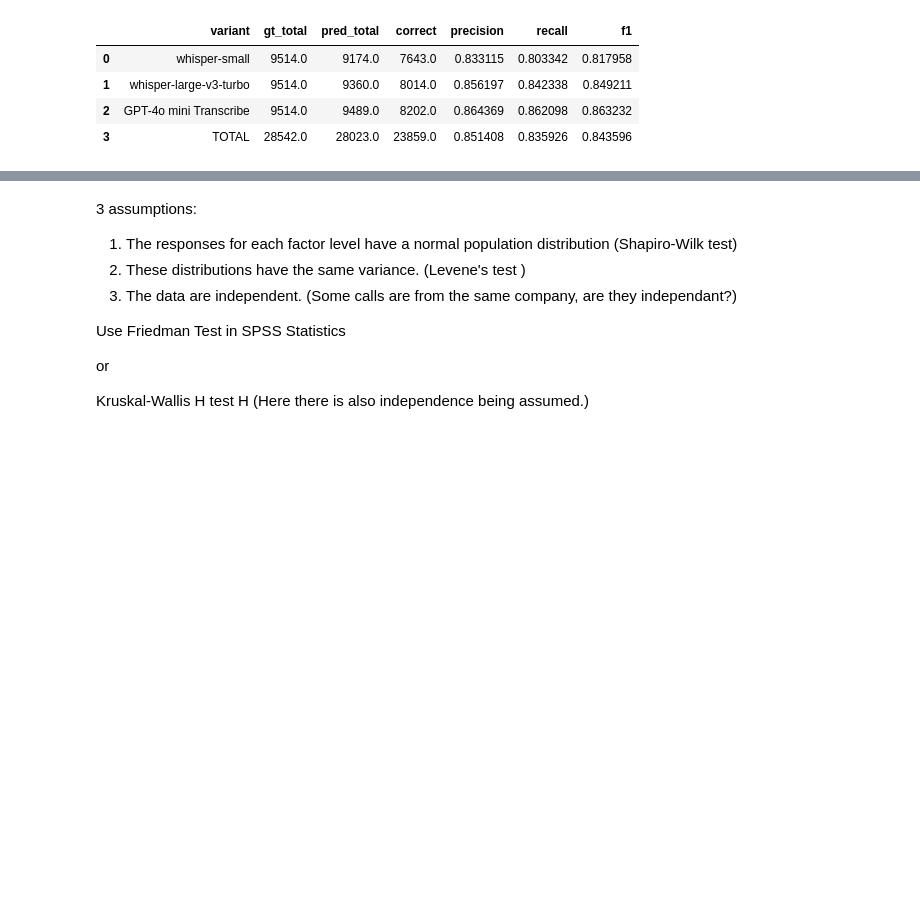
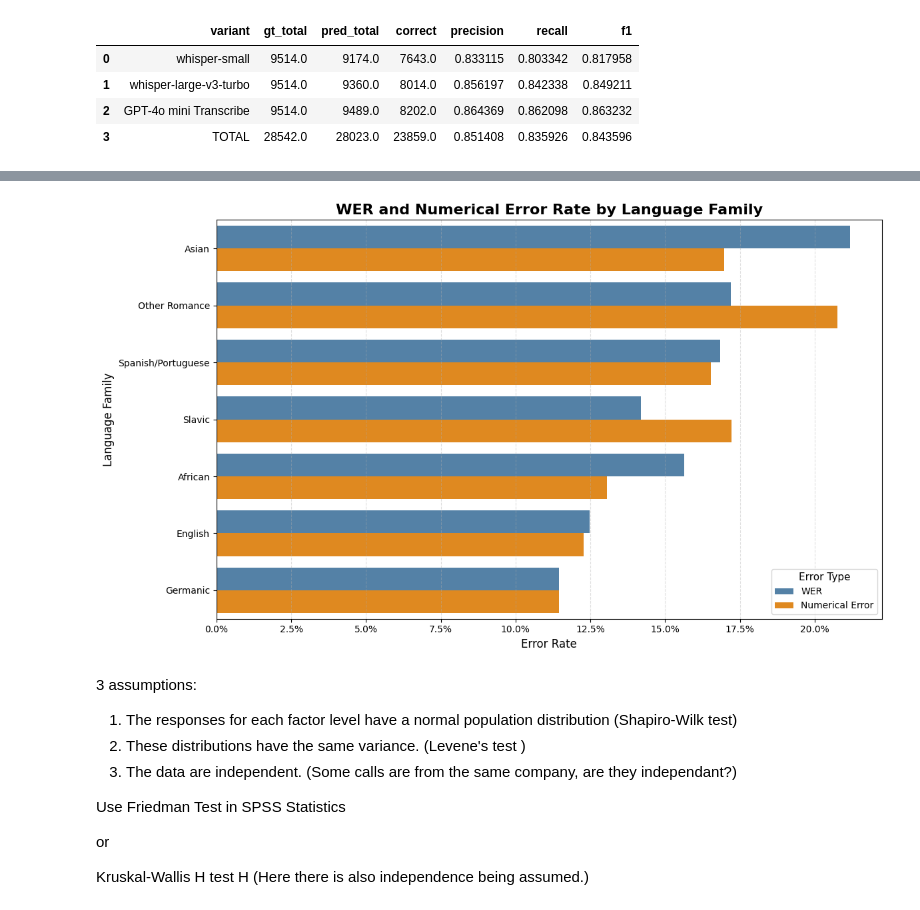
Before and after one commit to MakkerW/Thesis, a Jupyter notebook: Metrics.ipynb, the cells around one changed output, grey strips where cells are left out. Saved outputs shown, nothing was run; the diff lists cells and outputs as text; code cells hidden in the pictures; blank space fills up the shorter version.

```diff
--- a/Metrics.ipynb
+++ b/Metrics.ipynb
@@ -1191,3 +1114,46 @@ GPT-4o mini Transcribe  1321.000    1354.000 1209.000      0.893   0.915 0.904
+# %%
+import matplotlib.pyplot as plt
+import seaborn as sns
+from matplotlib.ticker import PercentFormatter
+
+# Fix legend label capitalization
+df_long["Error Type"] = df_long["Error Type"].replace({"wer": "WER"})
+
+# Sort language families by average error
+sort_order = (
+    df_long.groupby("Language Family")["Error Rate"]
+    .mean()
+    .sort_values(ascending=False)
+    .index
+)
+
+# Create the plot
+plt.figure(figsize=(12, 7))
+ax = sns.barplot(
+    data=df_long,
+    x="Error Rate",
+    y="Language Family",
+    hue="Error Type",
+    order=sort_order,
+    palette={"WER": "steelblue", "Numerical Error": "darkorange"}
+)
+
+
+# Set axis labels and title
+plt.title("WER and Numerical Error Rate by Language Family", fontsize=16, weight='bold')
+plt.xlabel("Error Rate", fontsize=12)
+plt.ylabel("Language Family", fontsize=12)
+
+# Format x-axis as percent
+ax.xaxis.set_major_formatter(PercentFormatter(1.0))
+plt.grid(axis='x', linestyle='--', alpha=0.4)
+
+# Tweak legend
+plt.legend(title="Error Type", title_fontsize=11, fontsize=10)
+plt.tight_layout()
+plt.show()
+# %% [output]
+[figure, added]
 # %% [markdown]
 3 assumptions:
 
```
Also changed, not shown: parts of 14 cells of this notebook.
